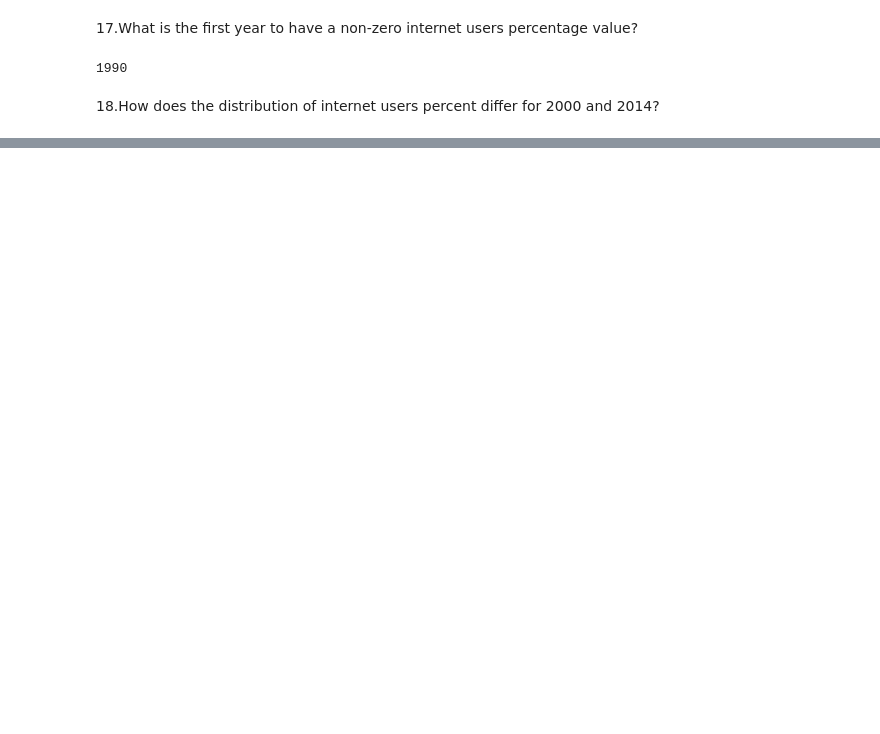
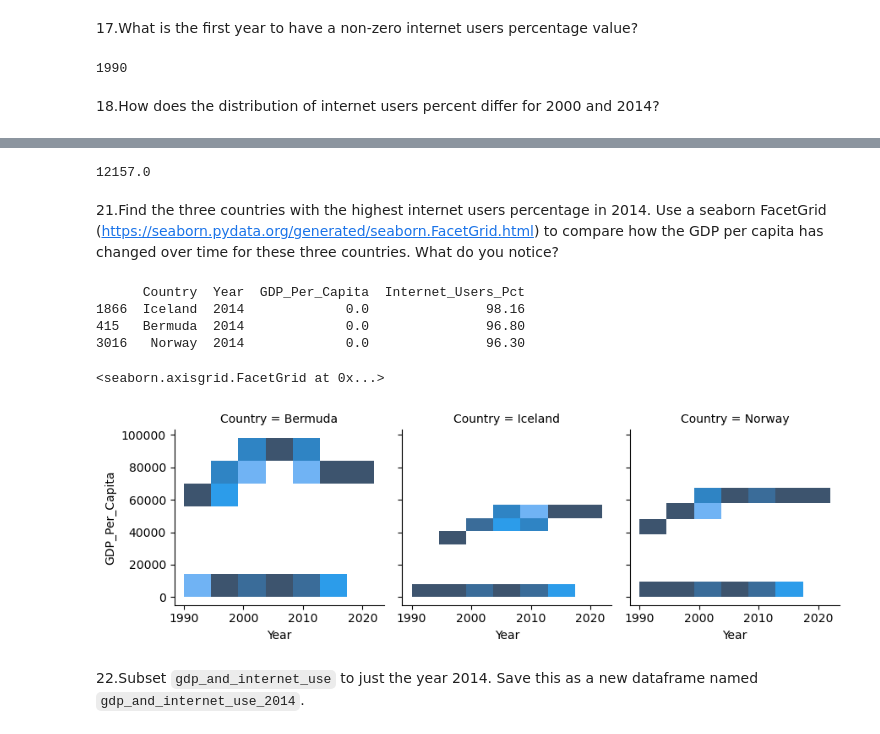
Before and after one commit to NSS-Data-Analytics-Cohort-10/gdp-and-internet-usage-HTMIV, a Jupyter notebook: Notebooks/Percapita.ipynb, the cells around one changed output, grey strips where cells are left out. Cells and saved outputs as stored; diff of their text form; code cells hidden in the pictures; blank space fills up the shorter version.

```diff
--- a/Notebooks/Percapita.ipynb
+++ b/Notebooks/Percapita.ipynb
@@ -298,0 +336,3 @@ plt.show()
+# %%
+gdp_and_internet_use = pd.concat([gdp_df,internet_df])
+gdp_and_internet_use
@@ -298,0 +353,32 @@ plt.show()
+# %%
+#Verify total Rows
+total_rows_verify = internet_df.count()+gdp_df.count()
+print(total_rows_verify["Country"])
+# %% [output]
+12157.0
+# %% [markdown]
+21.Find the three countries with the highest internet users percentage in 2014. Use a seaborn FacetGrid (https://seaborn.pydata.org/generated/seaborn.FacetGrid.html) to compare how the GDP per capita has changed over time for these three countries. What do you notice?
+# %%
+Top_Countries_internet_pct_Year = gdp_and_internet_use.loc[gdp_and_internet_use["Year"]==2014]
+Country_2014_internet_pct = Top_Countries_internet_pct_Year.nlargest(3,"Internet_Users_Pct")
+top_three_countries = Country_2014_internet_pct.fillna(0)
+print(top_three_countries)
+# %% [output]
+      Country  Year  GDP_Per_Capita  Internet_Users_Pct
+1866  Iceland  2014             0.0               98.16
+415   Bermuda  2014             0.0               96.80
+3016   Norway  2014             0.0               96.30
+# %%
+countries = top_three_countries["Country"]
+#print(countries)
+plot_data_facetgrid = gdp_and_internet_use.loc[gdp_and_internet_use["Country"].isin(countries)]
+data_for_facetgrid = plot_data_facetgrid.fillna(0)
+#print(data_for_facetgrid )
+
+g = sns.FacetGrid(data_for_facetgrid, col="Country")
+g.map_dataframe(sns.histplot, x="Year",y= "GDP_Per_Capita")
+# %% [output]
+<seaborn.axisgrid.FacetGrid at 0x...>
+[figure, added]
+# %% [markdown]
+22.Subset `gdp_and_internet_use` to just the year 2014. Save this as a new dataframe named `gdp_and_internet_use_2014`.
```
Also changed, not shown: parts of 20 cells of this notebook.
